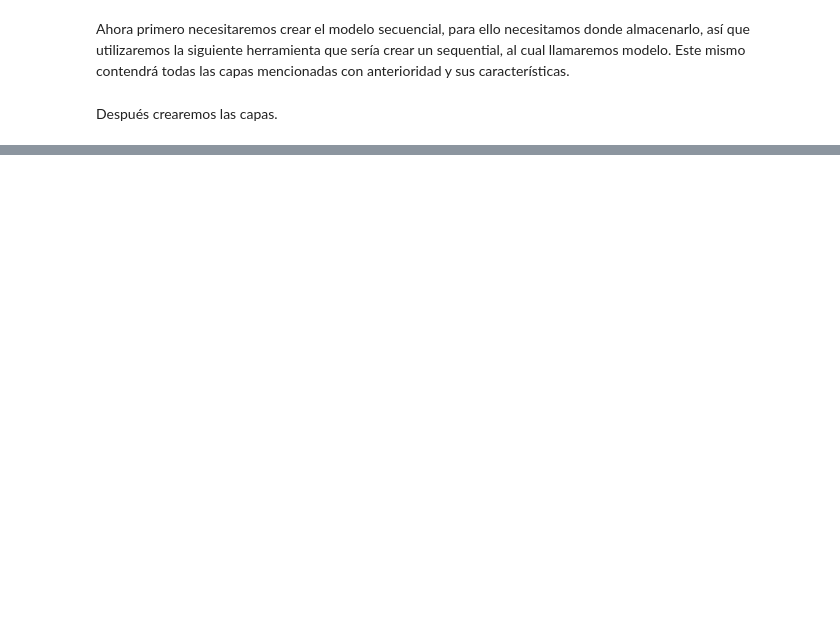
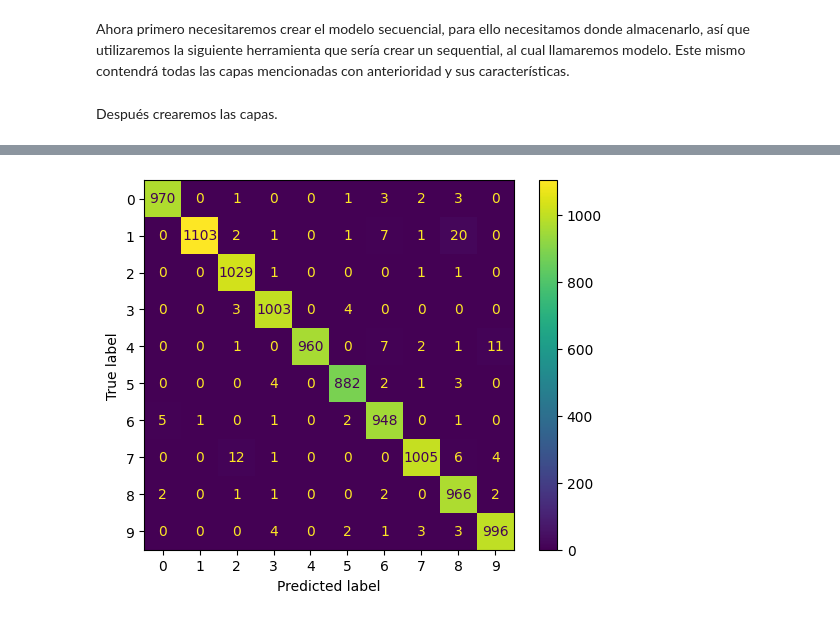
Before and after one commit to unknowchar/NN-imgClasification, a Jupyter notebook: NN_imgClasification_15052023.ipynb, the cells around one changed output, grey strips where cells are left out. Drawn from its saved outputs; the diff is of its cells as text; code cells hidden in the pictures; blank space fills up the shorter version.

```diff
--- a/NN_imgClasification_15052023.ipynb
+++ b/NN_imgClasification_15052023.ipynb
@@ -263,0 +347,11 @@ Ivo Alberto Ramírez Gaeta
+# %%
+from sklearn import metrics
+
+y_pred = np.argmax(modelo.predict(x_test), axis=-1)
+y_ref = np.argmax(y_test,axis=1)
+etiquetas=["0","1","2","3","4","5","6","7","8","9"]
+matriz_confusion= metrics.confusion_matrix(y_ref,y_pred)
+mostrar_matriz= metrics.ConfusionMatrixDisplay(confusion_matrix = matriz_confusion,display_labels= etiquetas)
+mostrar_matriz.plot()
+plt.show()
+# %% [output]
@@ -263,0 +359 @@ Ivo Alberto Ramírez Gaeta
+[figure, added]
```
Also changed, not shown: parts of 13 cells of this notebook.
